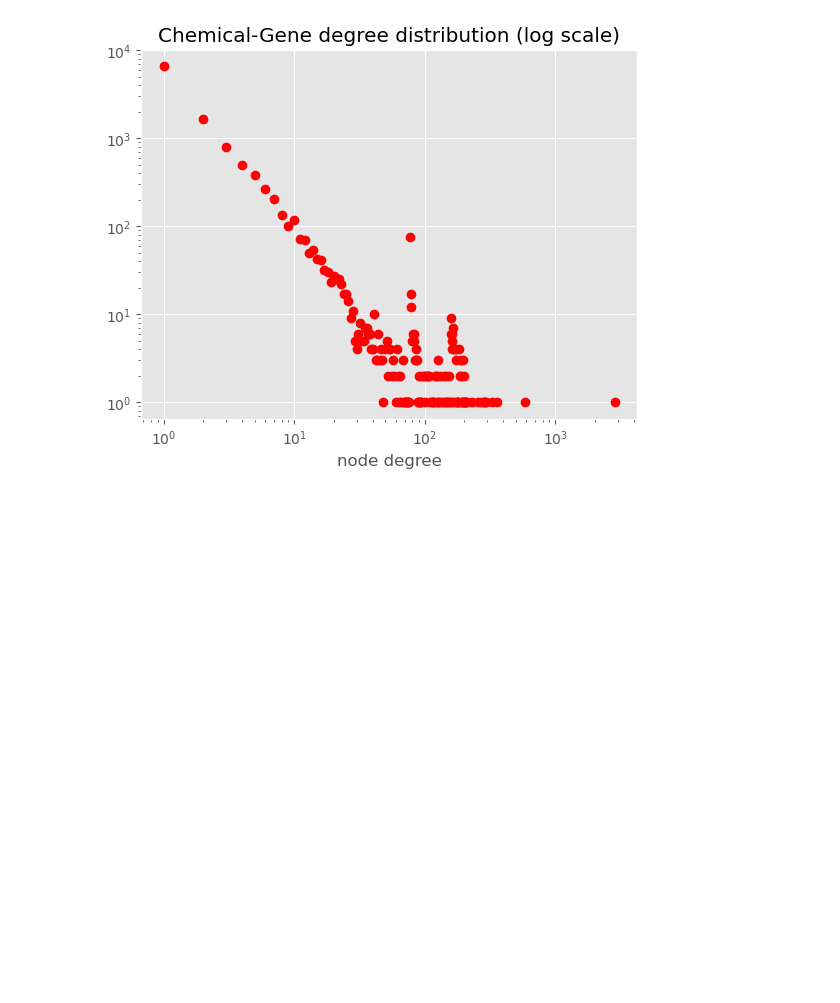
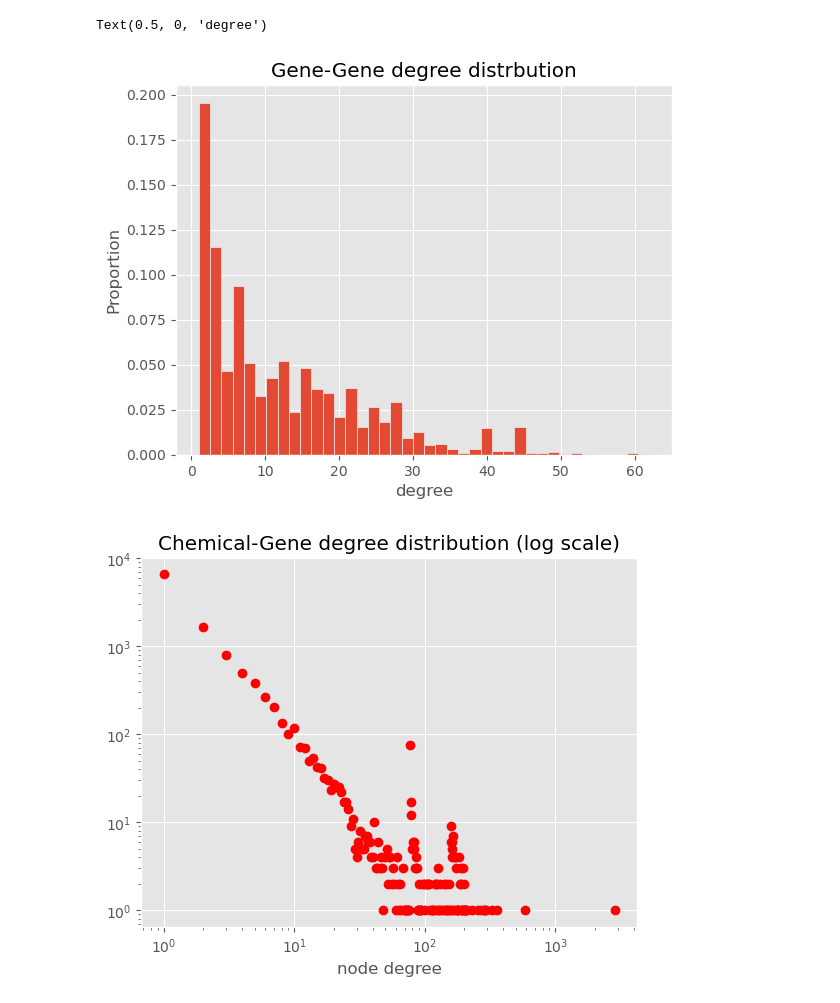
Before and after one commit to nyanovsky/tesis, a Jupyter notebook: data/network_analysis.ipynb, the cells around one changed output. Saved outputs shown, nothing was run; the diff lists cells and outputs as text; code cells hidden in the pictures; blank space fills up the shorter version.

```diff
--- a/data/network_analysis.ipynb
+++ b/data/network_analysis.ipynb
@@ -84,3 +72,10 @@ plt.show()
+# %%
+sns.histplot(GG_degs, bins=40, alpha=1, stat="proportion")
+plt.title("Gene-Gene degree distrbution")
+plt.xlabel("degree")
+# %% [output]
+Text(0.5, 0, 'degree')
+[figure, added]
 # %%
 ChG_degs = [deg for node, deg in ChG_subgraph.degree()]
 deg, counts = zip(*Counter(ChG_degs).items())
```
Also changed, not shown: parts of 15 cells of this notebook, 4 other files.
